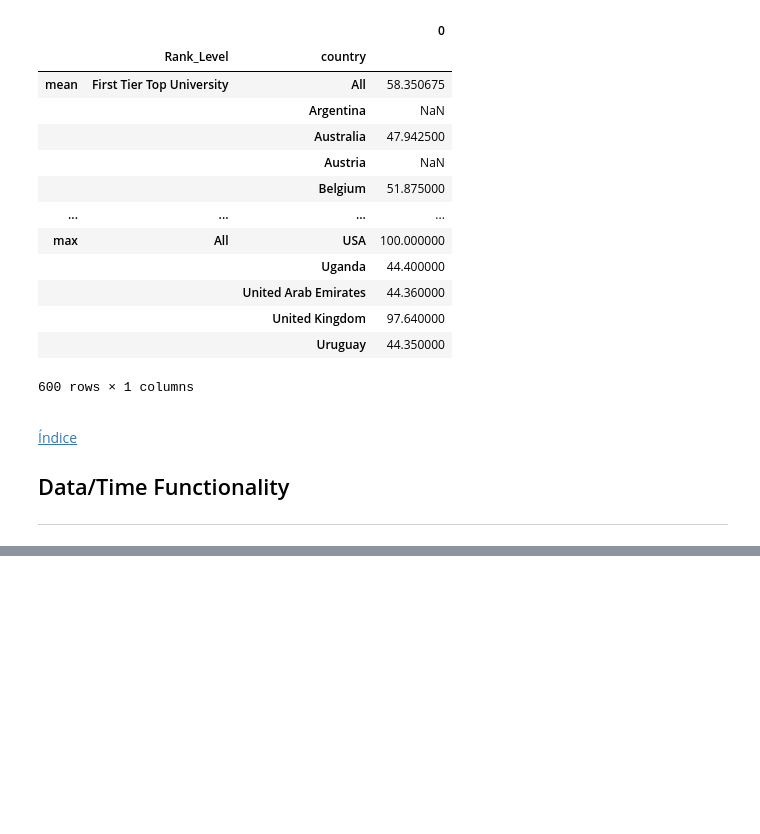
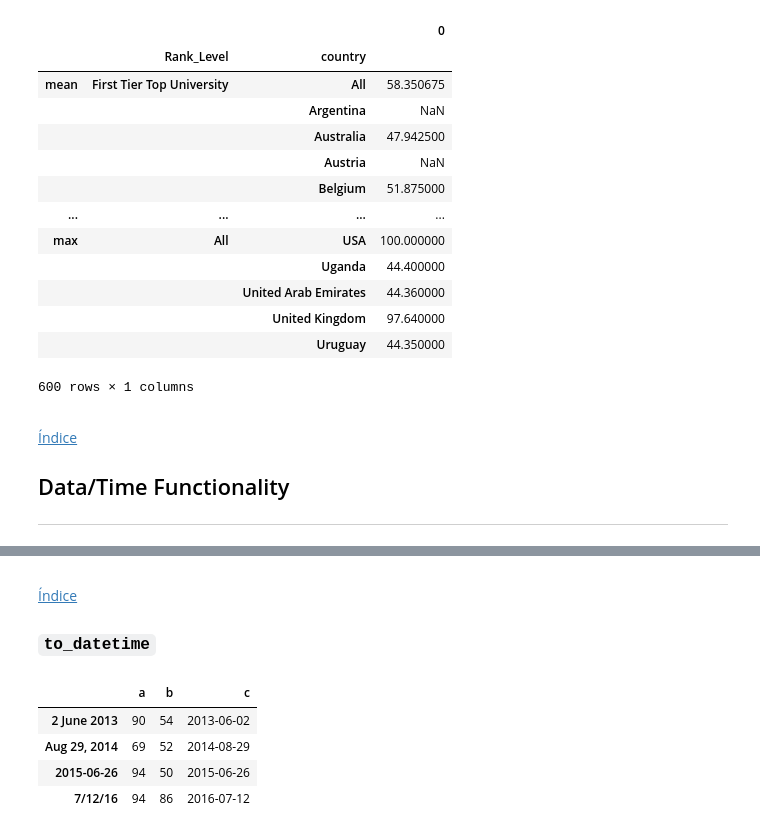
Before and after one commit to SantiGonzalezz/Applied-Data-Science-with-Python, a Jupyter notebook: 1. Introduction to Data Science in Python/Week 3/Pandas 2.ipynb, the cells around one changed output, grey strips where cells are left out. Saved outputs shown, nothing was run; the diff lists cells and outputs as text; code cells hidden in the pictures; blank space fills up the shorter version.

Commit message:
datetime

```diff
--- a/1. Introduction to Data Science in Python/Week 3/Pandas 2.ipynb
+++ b/1. Introduction to Data Science in Python/Week 3/Pandas 2.ipynb
@@ -1027,0 +1106,5 @@ pd.DataFrame(new_df.unstack().unstack())
+# %%
+d1 = ['2 June 2013', 'Aug 29, 2014', '2015-06-26', '7/12/16']
+
+ts3 = pd.DataFrame(np.random.randint(10, 100, (4, 2)), index=d1, columns=list('ab'))
+ts3
@@ -1027,0 +1117,15 @@ pd.DataFrame(new_df.unstack().unstack())
+# %% [markdown]
+<a id='c-to-datetime'></a>
+
+[Índice](#index)
+
+### `to_datetime`
+# %%
+ts3['c'] = pd.to_datetime(ts3.index)
+ts3
+# %% [output]
+|  | a | b | c |
+| 2 June 2013 | 90 | 54 | 2013-06-02 |
+| Aug 29, 2014 | 69 | 52 | 2014-08-29 |
+| 2015-06-26 | 94 | 50 | 2015-06-26 |
+| 7/12/16 | 94 | 86 | 2016-07-12 |
```
Also changed, not shown: parts of 32 cells of this notebook.
